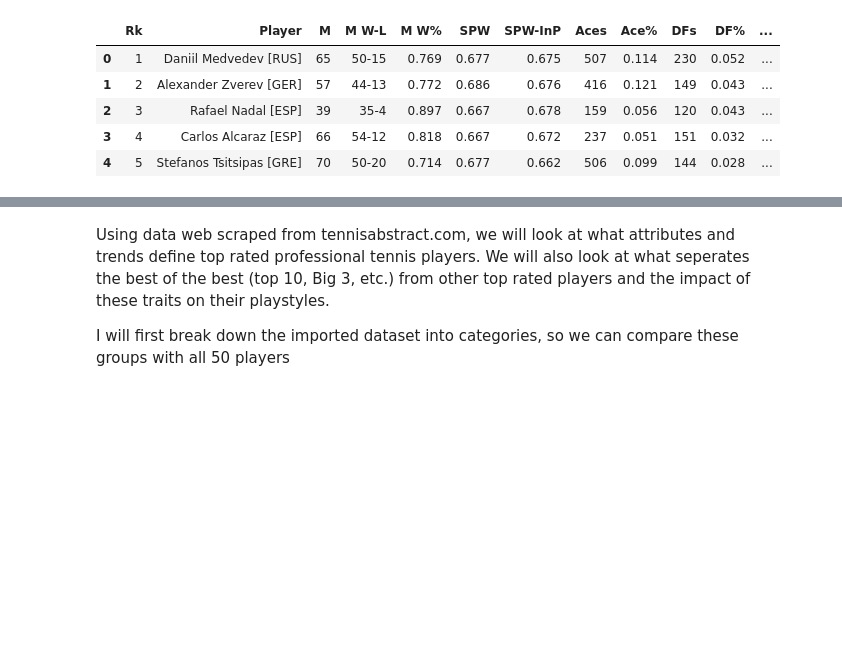
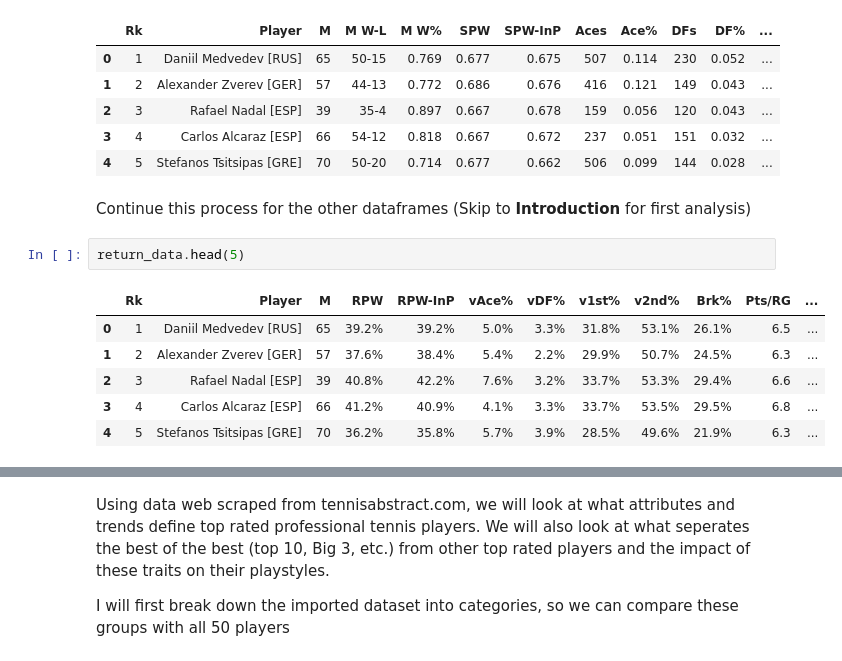
Before and after one commit to Kennan-Guan/tennis_analysis, a Jupyter notebook: tennis-player-stats.ipynb, the cells around one changed output, grey strips where cells are left out. Saved outputs shown, nothing was run; the diff lists cells and outputs as text; blank space fills up the shorter version.

```diff
--- a/tennis-player-stats.ipynb
+++ b/tennis-player-stats.ipynb
@@ -93,3 +99,14 @@ serve_data.head(5)
 | 2 | 3 | Rafael Nadal [ESP] | 39 | 35-4 | 0.897 | 0.667 | 0.678 | 159 | 0.056 | 120 | 0.043 | ... |
 | 3 | 4 | Carlos Alcaraz [ESP] | 66 | 54-12 | 0.818 | 0.667 | 0.672 | 237 | 0.051 | 151 | 0.032 | ... |
 | 4 | 5 | Stefanos Tsitsipas [GRE] | 70 | 50-20 | 0.714 | 0.677 | 0.662 | 506 | 0.099 | 144 | 0.028 | ... |
+# %% [markdown]
+Continue this process for the other dataframes (Skip to **Introduction** for first analysis)
+# %%
+return_data.head(5)
+# %% [output]
+|  | Rk | Player | M | RPW | RPW-InP | vAce% | vDF% | v1st% | v2nd% | Brk% | Pts/RG | ... |
+| 0 | 1 | Daniil Medvedev [RUS] | 65 | 39.2% | 39.2% | 5.0% | 3.3% | 31.8% | 53.1% | 26.1% | 6.5 | ... |
+| 1 | 2 | Alexander Zverev [GER] | 57 | 37.6% | 38.4% | 5.4% | 2.2% | 29.9% | 50.7% | 24.5% | 6.3 | ... |
+| 2 | 3 | Rafael Nadal [ESP] | 39 | 40.8% | 42.2% | 7.6% | 3.2% | 33.7% | 53.3% | 29.4% | 6.6 | ... |
+| 3 | 4 | Carlos Alcaraz [ESP] | 66 | 41.2% | 40.9% | 4.1% | 3.3% | 33.7% | 53.5% | 29.5% | 6.8 | ... |
+| 4 | 5 | Stefanos Tsitsipas [GRE] | 70 | 36.2% | 35.8% | 5.7% | 3.9% | 28.5% | 49.6% | 21.9% | 6.3 | ... |
```
Also changed, not shown: parts of 20 cells of this notebook.
